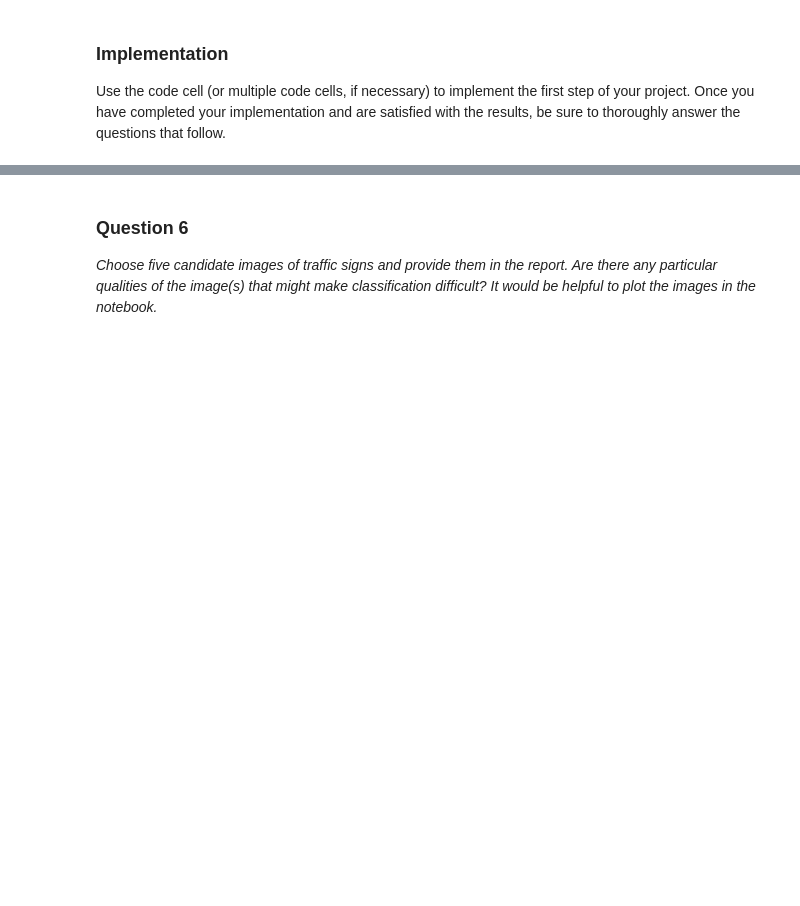
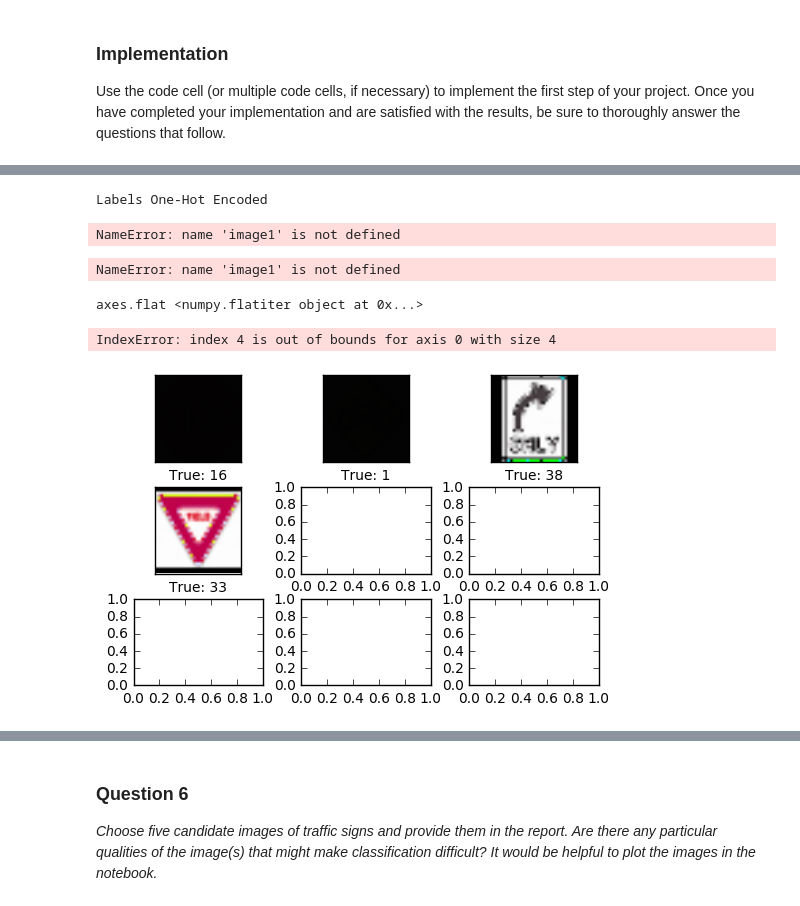
Before and after one commit to reneesmacdonald/trafficsigns, a Jupyter notebook: Traffic_Signs_Recognition.ipynb, the cells around one changed output, grey strips where cells are left out. Cells and saved outputs as stored; diff of their text form; code cells hidden in the pictures; blank space fills up the shorter version.

```diff
--- a/Traffic_Signs_Recognition.ipynb
+++ b/Traffic_Signs_Recognition.ipynb
@@ -527,0 +780,10 @@ Use the code cell (or multiple code cells, if necessary) to implement the first
+# %%
+def pre_process_image_myimages(image):
+
+    #image = cv2.cvtColor(image, cv2.COLOR_BGR2GRAY)
+    return (image-128)/128
+
+
+test_features_myimages = np.array([pre_process_image_myimages(X_test_myimages[i]) for i in range(len(X_test_myimages))],
+                                  dtype = np.float32)
+print (test_features_myimages.shape)
@@ -527,0 +800,20 @@ Use the code cell (or multiple code cells, if necessary) to implement the first
+# %%
+# Turn labels into numbers and apply One-Hot Encoding
+encoder = LabelBinarizer()
+#encoder.fit(y_train)
+encoder.fit(y_test_myimages)
+#train_labels = encoder.transform(y_train)
+test_labels_myimages = encoder.transform(y_test_myimages)
+
+
+
+# Change to float32, so that it can be multiplied against the features in TensorFlow which are float32
+#train_labels = train_labels.astype(np.float32)
+test_labels_myimages = test_labels_myimages.astype(np.float32)
+is_labels_encod = True
+
+print ('Labels One-Hot Encoded')
+
+#print (train_labels.shape)
+# %% [output]
+Labels One-Hot Encoded
@@ -527,0 +829,24 @@ Use the code cell (or multiple code cells, if necessary) to implement the first
+# %%
+
+plot_image(image1)
+# %% [output]
+NameError: name 'image1' is not defined
+# %%
+print (image1.shape)
+my_images = image1.reshape(1* 32*32 *3)
+print (my_images.shape)
+print (len(image1))
+# %% [output]
+NameError: name 'image1' is not defined
+# %%
+from IPython.core.display import display, HTML
+display(HTML("<style>.container { width:100% !important; }</style>"))
+myimages = test_features_myimages[:4]
+
+cls_true = test_cls[:4]
+
+plot_images(images = myimages, cls_true = cls_true)
+# %% [output]
+axes.flat <numpy.flatiter object at 0x...>
+IndexError: index 4 is out of bounds for axis 0 with size 4
+[figure, added]
```
Also changed, not shown: parts of 58 cells of this notebook.
